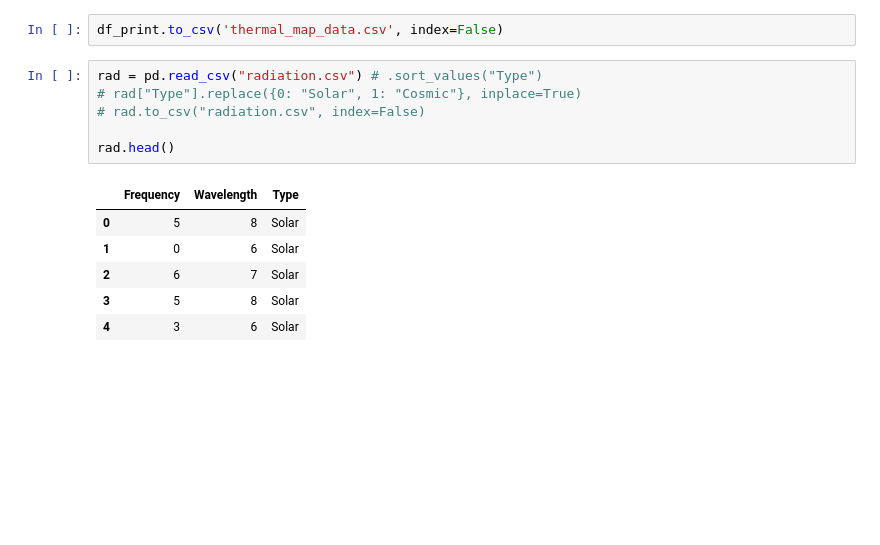
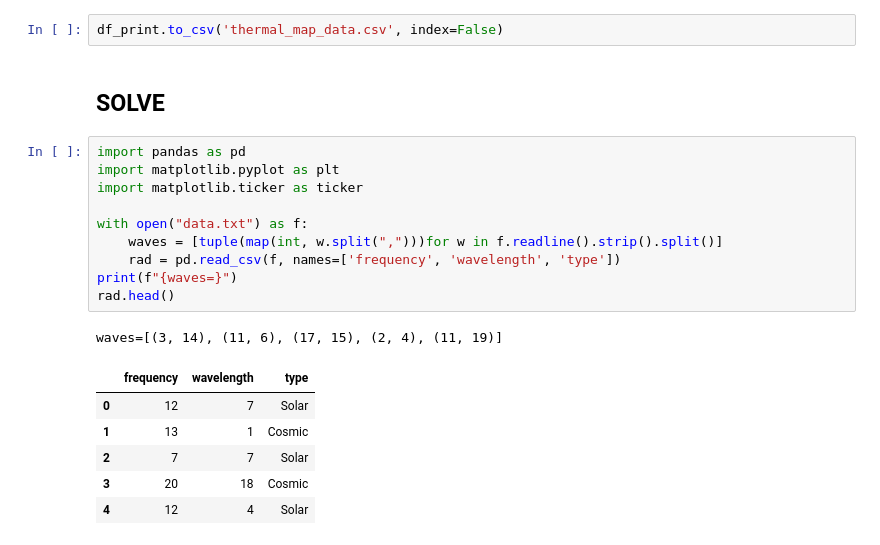
Before and after one commit to JefeThePug/Zorak-Coding-Challenges, a Jupyter notebook: building/06_Graph_Theory_KNN /KNN.ipynb, the cells around one changed output. Drawn from its saved outputs; the diff is of its cells as text; blank space fills up the shorter version.

```diff
--- a/building/06_Graph_Theory_KNN /KNN.ipynb
+++ b/building/06_Graph_Theory_KNN /KNN.ipynb
@@ -219,17 +219,24 @@ df_print
 214 rows × 6 columns
 # %%
 df_print.to_csv('thermal_map_data.csv', index=False)
-# %%
-rad = pd.read_csv("radiation.csv") # .sort_values("Type")
-# rad["Type"].replace({0: "Solar", 1: "Cosmic"}, inplace=True)
-# rad.to_csv("radiation.csv", index=False)
-
-rad.head()
-# %% [output]
-|  | Frequency | Wavelength | Type |
-| 0 | 5 | 8 | Solar |
-| 1 | 0 | 6 | Solar |
-| 2 | 6 | 7 | Solar |
-| 3 | 5 | 8 | Solar |
-| 4 | 3 | 6 | Solar |
+# %% [markdown]
+## SOLVE
+# %%
+import pandas as pd
+import matplotlib.pyplot as plt
+import matplotlib.ticker as ticker
+
+with open("data.txt") as f:
+    waves = [tuple(map(int, w.split(",")))for w in f.readline().strip().split()]
+    rad = pd.read_csv(f, names=['frequency', 'wavelength', 'type'])
+print(f"{waves=}")
+rad.head()
+# %% [output]
+waves=[(3, 14), (11, 6), (17, 15), (2, 4), (11, 19)]
+|  | frequency | wavelength | type |
+| 0 | 12 | 7 | Solar |
+| 1 | 13 | 1 | Cosmic |
+| 2 | 7 | 7 | Solar |
+| 3 | 20 | 18 | Cosmic |
+| 4 | 12 | 4 | Solar |
 # %%
```
Also changed, not shown: parts of 4 cells of this notebook, 31 other files.
